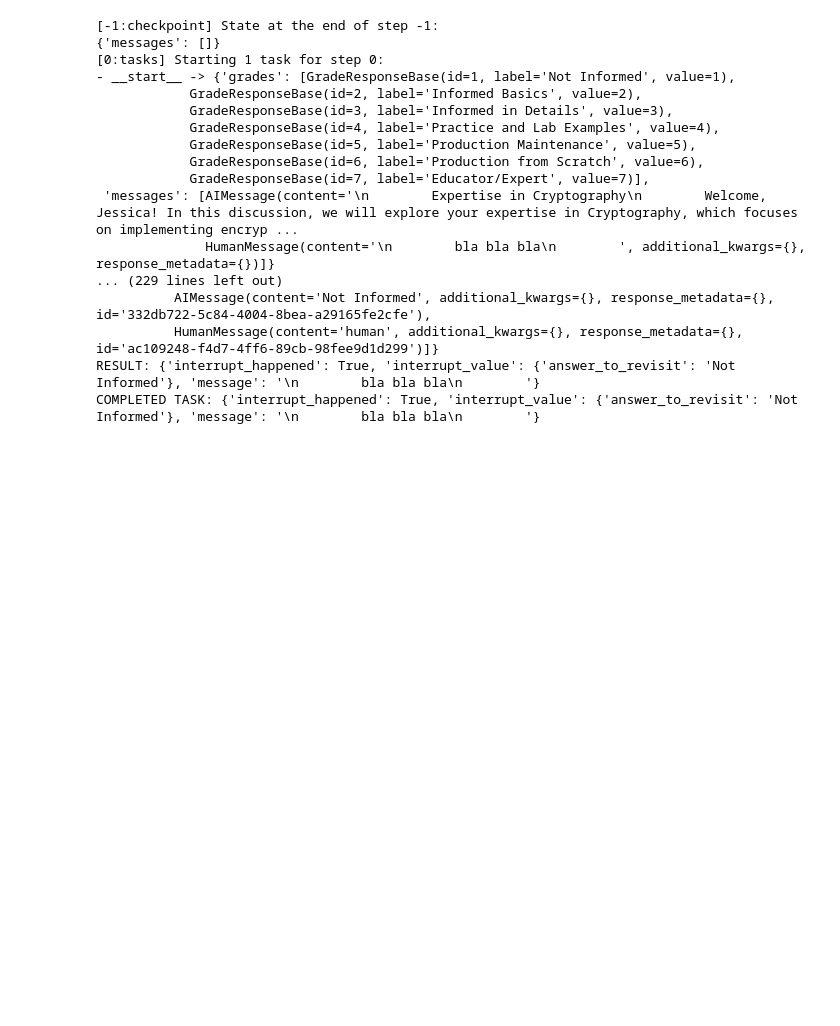
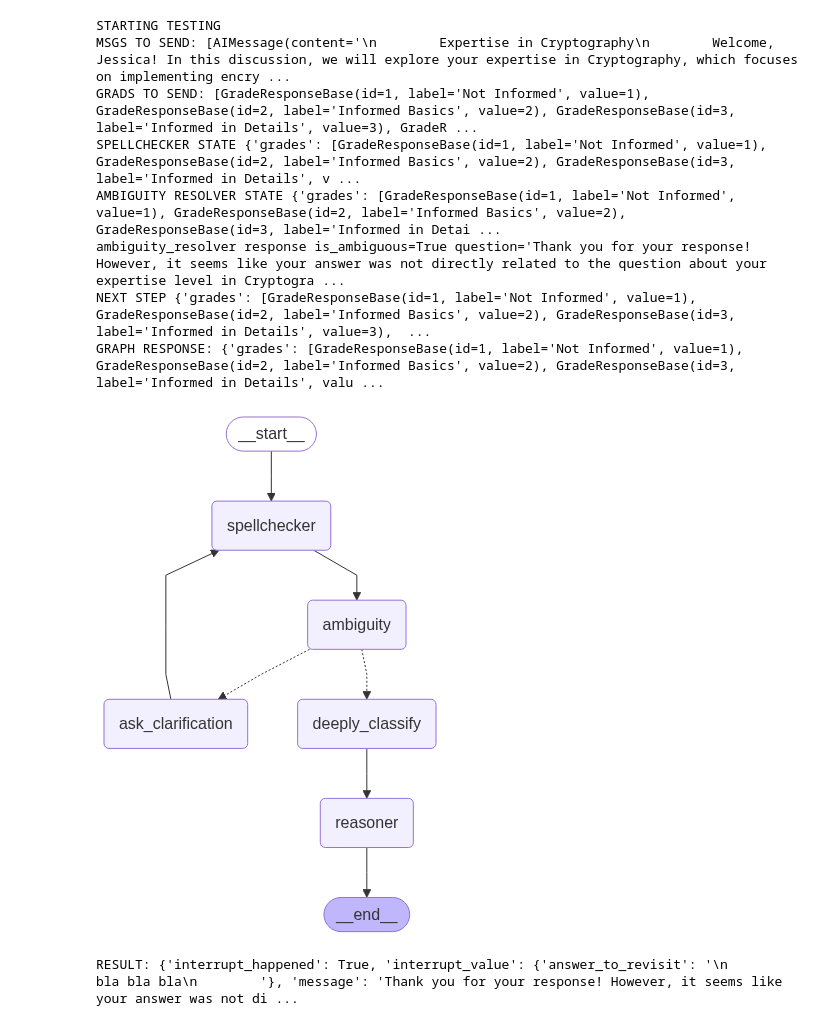
Before and after one commit to danncoba/l2, a Jupyter notebook: notebooks/reasoner_testing.ipynb, the cells around one changed output. Drawn from its saved outputs; the diff is of its cells as text; code cells hidden in the pictures; blank space fills up the shorter version.

```diff
--- a/notebooks/reasoner_testing.ipynb
+++ b/notebooks/reasoner_testing.ipynb
@@ -386,49 +431,42 @@ msgs: List[MessageDict] = [
 
         Not Informed - Basic understanding of the subject.
         Informed Basics - Familiarity with fundamental concepts.
         Informed in Details - Comprehensive knowledge of the topic.
         Practice and Lab Examples - Practical experience and demonstration.
         Production Maintenance - Hands-on experience in maintaining production systems.
         Production from Scratch - Ability to build production systems from the ground up.
         Educator/Expert - Mastery of the subject, capable of teaching others.
         Select the expertise level that resonates with your current understanding or desired growth in Cryptography, and let’s enhance your skills!
         """
     ),
     MessageDict(
         msg_type="human",
         message="""
         bla bla bla
         """
     )
 ]
 
 def completed_task(result):
     print("COMPLETED TASK:", result.result())
 
 async def main():
     # Get the current running loop
     loop = asyncio.get_running_loop()
+    print("STARTING TESTING")
     result = await reasoner_run(uuid.uuid4(), msgs, grades)
     print("RESULT:", result)
     return result
 
-task = asyncio.create_task(main())
-task.add_done_callback(completed_task)
+result = await main()
 # %% [output]
-[-1:checkpoint] State at the end of step -1:
-{'messages': []}
-[0:tasks] Starting 1 task for step 0:
-- __start__ -> {'grades': [GradeResponseBase(id=1, label='Not Informed', value=1),
-            GradeResponseBase(id=2, label='Informed Basics', value=2),
-            GradeResponseBase(id=3, label='Informed in Details', value=3),
-            GradeResponseBase(id=4, label='Practice and Lab Examples', value=4),
-            GradeResponseBase(id=5, label='Production Maintenance', value=5),
-            GradeResponseBase(id=6, label='Production from Scratch', value=6),
-            GradeResponseBase(id=7, label='Educator/Expert', value=7)],
- 'messages': [AIMessage(content='\n        Expertise in Cryptography\n        Welcome, Jessica! In this discussion, we will explore your expertise in Cryptography, which focuses on implementing encryp ...
-              HumanMessage(content='\n        bla bla bla\n        ', additional_kwargs={}, response_metadata={})]}
-... (229 lines left out)
-          AIMessage(content='Not Informed', additional_kwargs={}, response_metadata={}, id='332db722-5c84-4004-8bea-a29165fe2cfe'),
-          HumanMessage(content='human', additional_kwargs={}, response_metadata={}, id='ac109248-f4d7-4ff6-89cb-98fee9d1d299')]}
-RESULT: {'interrupt_happened': True, 'interrupt_value': {'answer_to_revisit': 'Not Informed'}, 'message': '\n        bla bla bla\n        '}
-COMPLETED TASK: {'interrupt_happened': True, 'interrupt_value': {'answer_to_revisit': 'Not Informed'}, 'message': '\n        bla bla bla\n        '}
+STARTING TESTING
+MSGS TO SEND: [AIMessage(content='\n        Expertise in Cryptography\n        Welcome, Jessica! In this discussion, we will explore your expertise in Cryptography, which focuses on implementing encry ...
+GRADS TO SEND: [GradeResponseBase(id=1, label='Not Informed', value=1), GradeResponseBase(id=2, label='Informed Basics', value=2), GradeResponseBase(id=3, label='Informed in Details', value=3), GradeR ...
+SPELLCHECKER STATE {'grades': [GradeResponseBase(id=1, label='Not Informed', value=1), GradeResponseBase(id=2, label='Informed Basics', value=2), GradeResponseBase(id=3, label='Informed in Details', v ...
+AMBIGUITY RESOLVER STATE {'grades': [GradeResponseBase(id=1, label='Not Informed', value=1), GradeResponseBase(id=2, label='Informed Basics', value=2), GradeResponseBase(id=3, label='Informed in Detai ...
+ambiguity_resolver response is_ambiguous=True question='Thank you for your response! However, it seems like your answer was not directly related to the question about your expertise level in Cryptogra ...
+NEXT STEP {'grades': [GradeResponseBase(id=1, label='Not Informed', value=1), GradeResponseBase(id=2, label='Informed Basics', value=2), GradeResponseBase(id=3, label='Informed in Details', value=3),  ...
+GRAPH RESPONSE: {'grades': [GradeResponseBase(id=1, label='Not Informed', value=1), GradeResponseBase(id=2, label='Informed Basics', value=2), GradeResponseBase(id=3, label='Informed in Details', valu ...
+[figure, added]
+RESULT: {'interrupt_happened': True, 'interrupt_value': {'answer_to_revisit': '\n        bla bla bla\n        '}, 'message': 'Thank you for your response! However, it seems like your answer was not di ...
```
Also changed, not shown: parts of 4 cells of this notebook, 11 other files.
